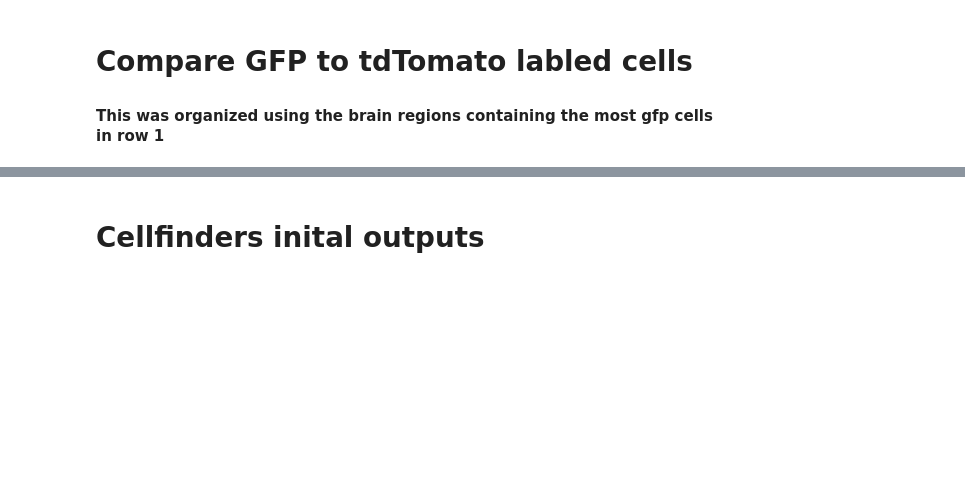
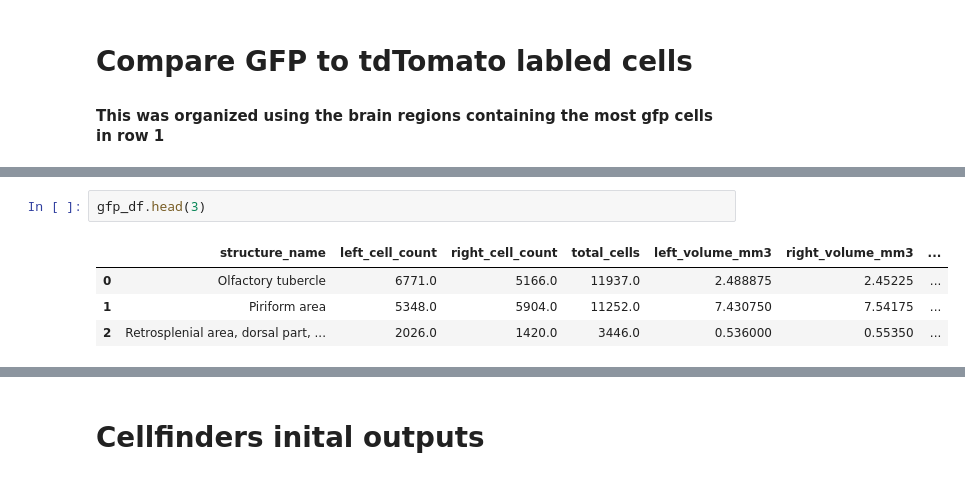
Before and after one commit to granthughes1999/cellfinder_brainrender, a Jupyter notebook: visualize_analysis.ipynb, the cells around one changed output, grey strips where cells are left out. Cells and saved outputs as stored; diff of their text form; blank space fills up the shorter version.

```diff
--- a/visualize_analysis.ipynb
+++ b/visualize_analysis.ipynb
@@ -32,0 +50,7 @@ test_001
+# %%
+gfp_df.head(3)
+# %% [output]
+|  | structure_name | left_cell_count | right_cell_count | total_cells | left_volume_mm3 | right_volume_mm3 | ... |
+| 0 | Olfactory tubercle | 6771.0 | 5166.0 | 11937.0 | 2.488875 | 2.45225 | ... |
+| 1 | Piriform area | 5348.0 | 5904.0 | 11252.0 | 7.430750 | 7.54175 | ... |
+| 2 | Retrosplenial area, dorsal part, ... | 2026.0 | 1420.0 | 3446.0 | 0.536000 | 0.55350 | ... |
```
Also changed, not shown: parts of 7 cells of this notebook, 5 other files.
